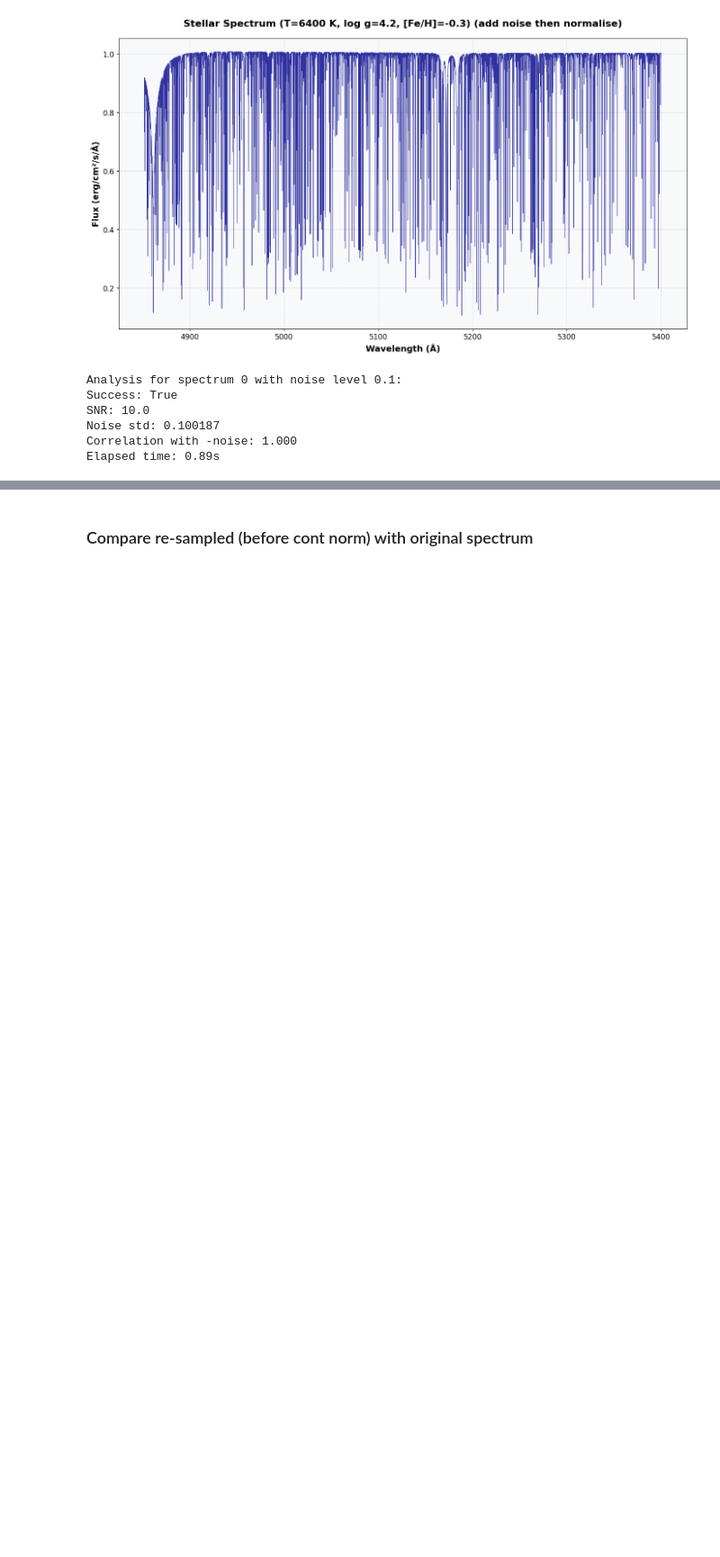
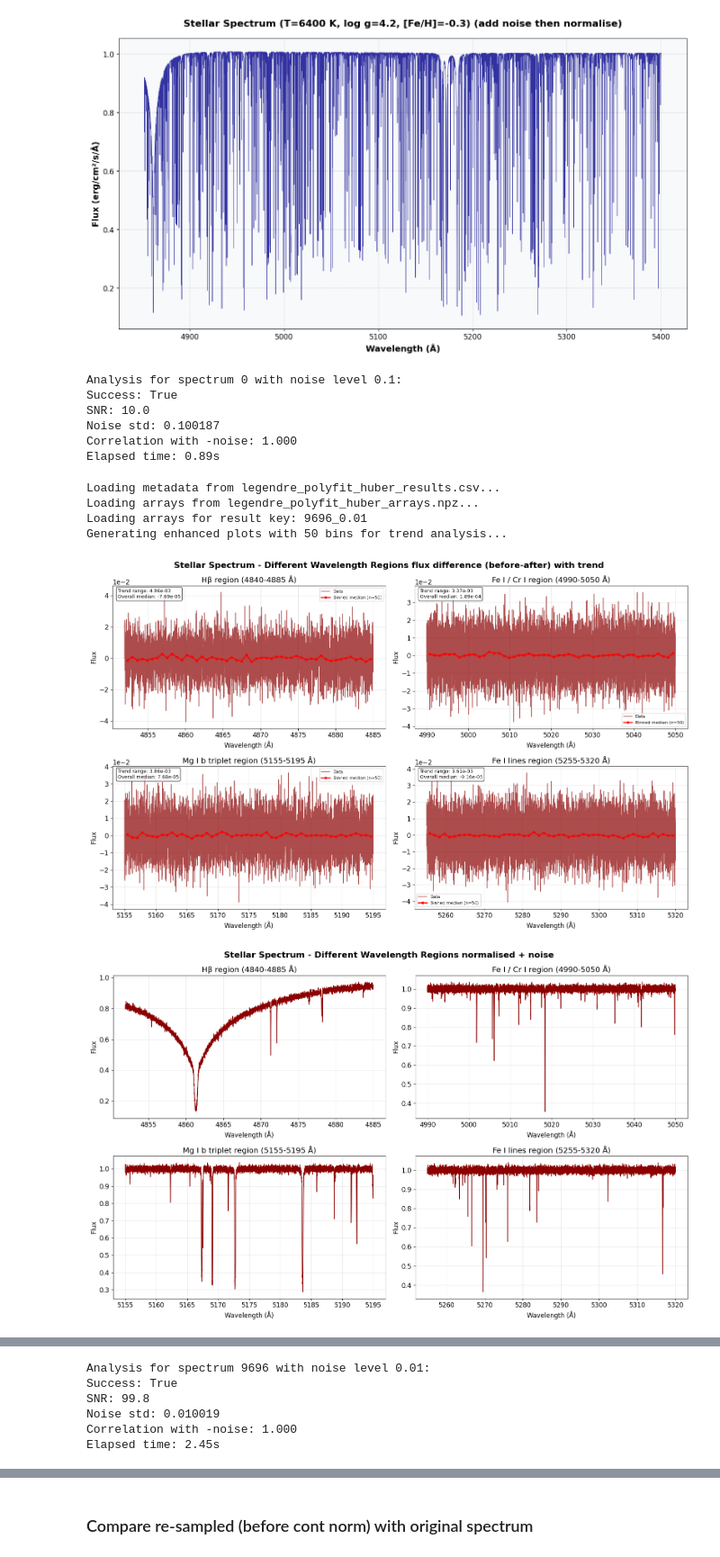
Before and after one commit to mkim0029/WEAVE_Pristine, a Jupyter notebook: preprocessing/testing/spectrum_plotting.ipynb, the cells around one changed output, grey strips where cells are left out. Shown at 90% size. Cells and saved outputs as stored; diff of their text form; code cells hidden in the pictures; blank space fills up the shorter version.

```diff
--- a/preprocessing/testing/spectrum_plotting.ipynb
+++ b/preprocessing/testing/spectrum_plotting.ipynb
@@ -31,7 +33,7 @@ plt.rcParams['font.size'] = 12
 Use spectrum_reader to load spectral data from files and extract header information.
 # %%
 # Load the spectrum data
-spectrum_file = "../data/weave_nlte_grids.h5"
+spectrum_file = "../../data/weave_nlte_grids.h5"
 reader = HDF5SpectrumReader(spectrum_file)
 reader.print_dataset_summary()
 # %% [output]
@@ -878,0 +1083,10 @@ Elapsed time: 0.89s
+# %%
+# Use the enhanced version with trend analysis
+plot_detailed_analysis_with_trend(19393 // 2, 0.01, "legendre_polyfit_huber", n_bins=50)
+# %% [output]
+Loading metadata from legendre_polyfit_huber_results.csv...
+Loading arrays from legendre_polyfit_huber_arrays.npz...
+Loading arrays for result key: 9696_0.01
+Generating enhanced plots with 50 bins for trend analysis...
+[figure, added]
+[figure, added]
@@ -878,0 +1095,6 @@ Elapsed time: 0.89s
+Analysis for spectrum 9696 with noise level 0.01:
+Success: True
+SNR: 99.8
+Noise std: 0.010019
+Correlation with -noise: 1.000
+Elapsed time: 2.45s
```
Also changed, not shown: parts of 10 cells of this notebook.
